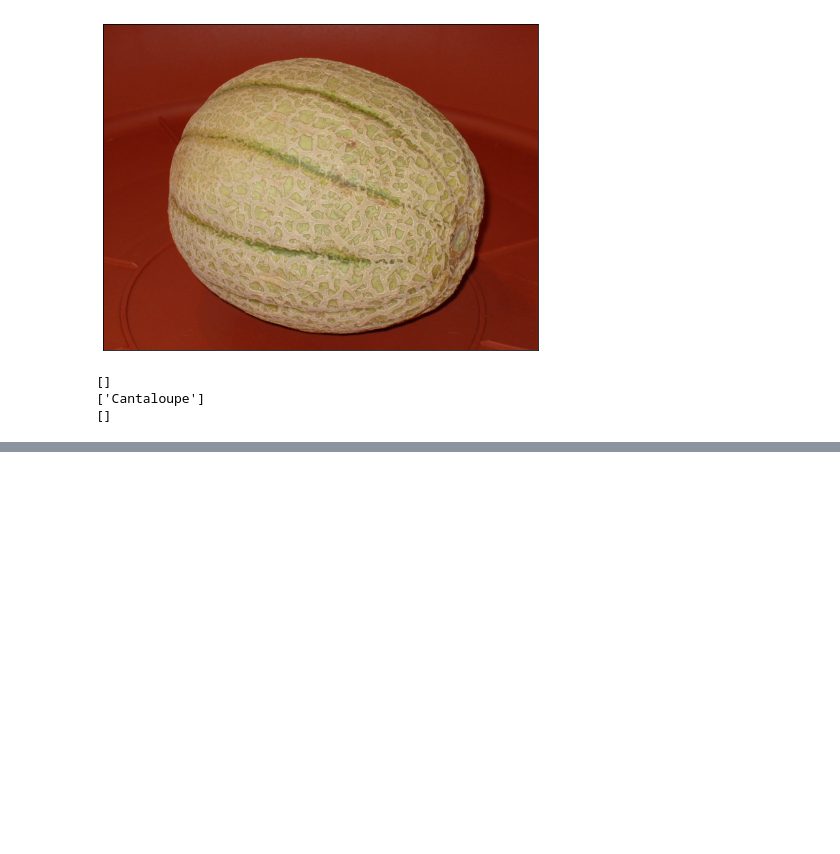
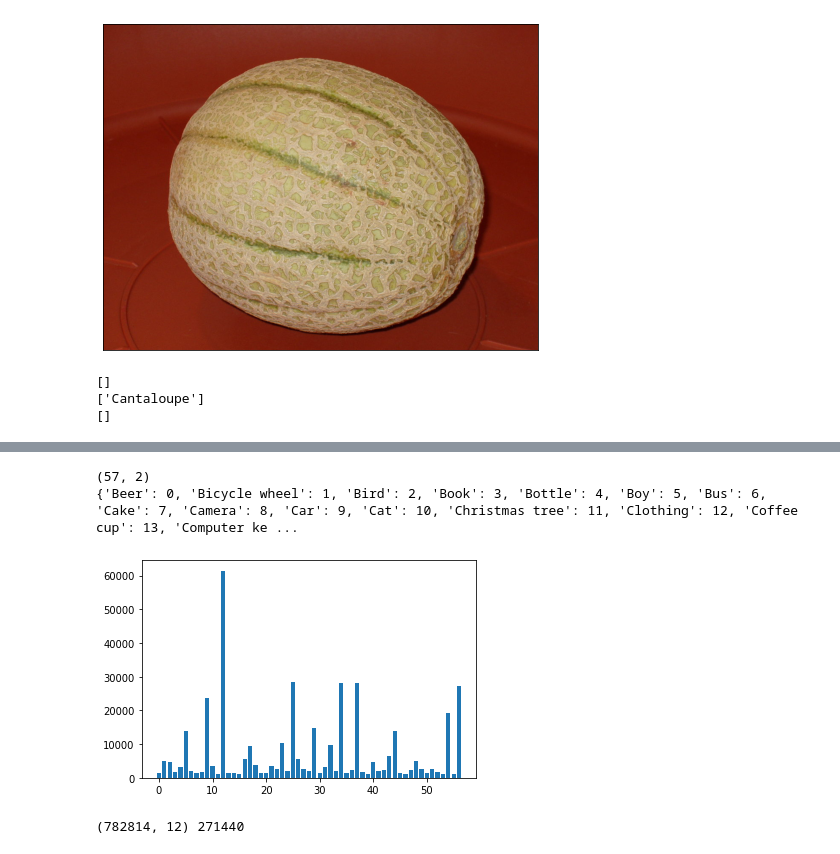
Before and after one commit to liyubrt/notebooks, a Jupyter notebook: pretrain_vit/OpenImages.ipynb, the cells around one changed output, grey strips where cells are left out. Drawn from its saved outputs; the diff is of its cells as text; code cells hidden in the pictures; blank space fills up the shorter version.

```diff
--- a/pretrain_vit/OpenImages.ipynb
+++ b/pretrain_vit/OpenImages.ipynb
@@ -301,0 +411,21 @@ print(df2[df2.DisplayName.isin(cc_df.DisplayName)].DisplayName.to_list())
+# %%
+# class_count_df.to_csv(os.path.join(root_dir, 'masks', 'train_class_count.csv'), index=False)
+# class_count_df = pd.read_csv(os.path.join(root_dir, 'masks', 'train_class_count.csv'))
+cc_df = class_count_df[class_count_df.Count > 1000]
+class_id_map = {cc_df.iloc[i].DisplayName: i for i in range(len(cc_df))}
+
+print(cc_df.shape)
+print(class_id_map)
+
+plt.bar(range(len(cc_df)), cc_df.Count)
+plt.show()
+# %% [output]
+(57, 2)
+{'Beer': 0, 'Bicycle wheel': 1, 'Bird': 2, 'Book': 3, 'Bottle': 4, 'Boy': 5, 'Bus': 6, 'Cake': 7, 'Camera': 8, 'Car': 9, 'Cat': 10, 'Christmas tree': 11, 'Clothing': 12, 'Coffee cup': 13, 'Computer ke ...
+[figure, added]
+# %%
+# combine multiple instance masks into single mask
+df_use2 = df_use[df_use.DisplayName.isin(class_id_map.keys())]
+print(df_use2.shape, len(df_use2.ImageID.unique()))
+# %% [output]
+(782814, 12) 271440
```
Also changed, not shown: parts of 12 cells of this notebook, 3 other files.
